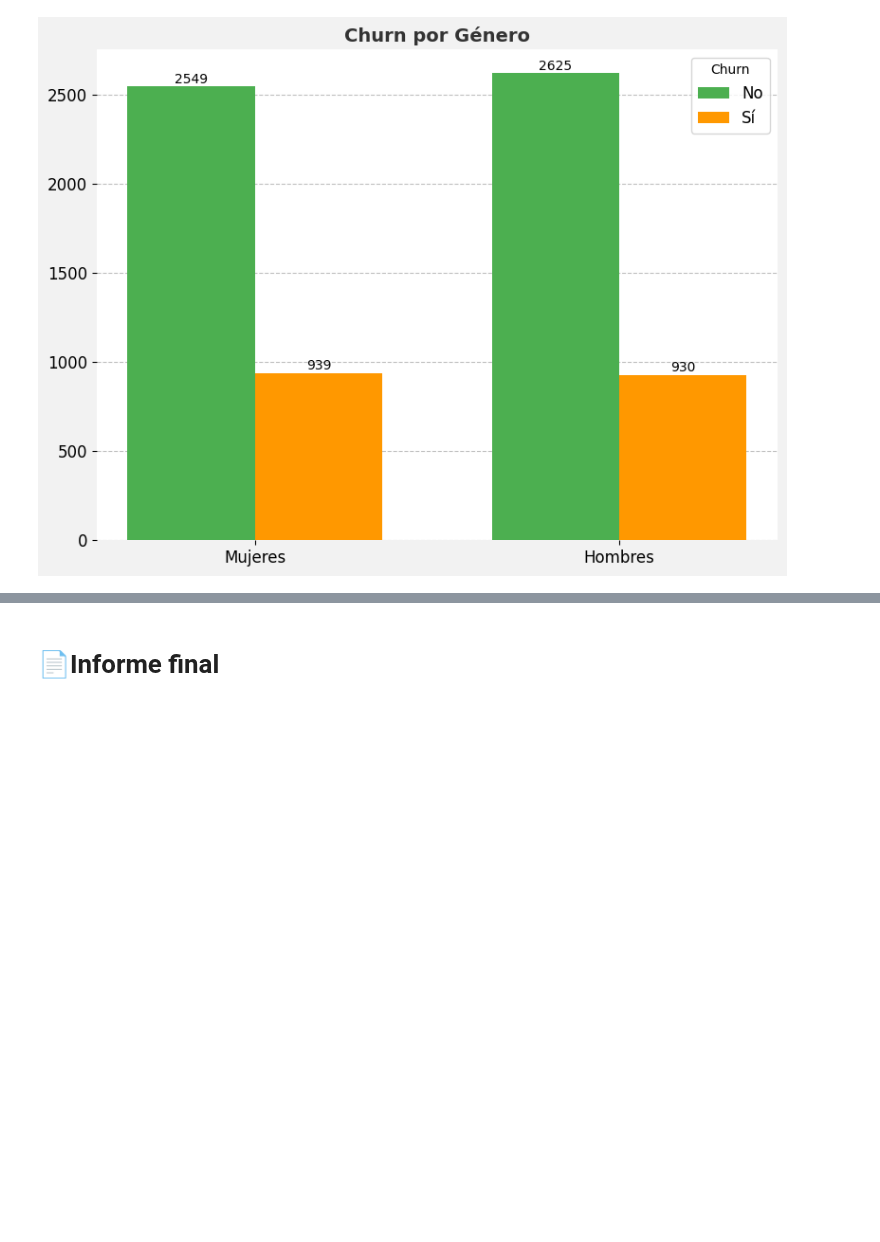
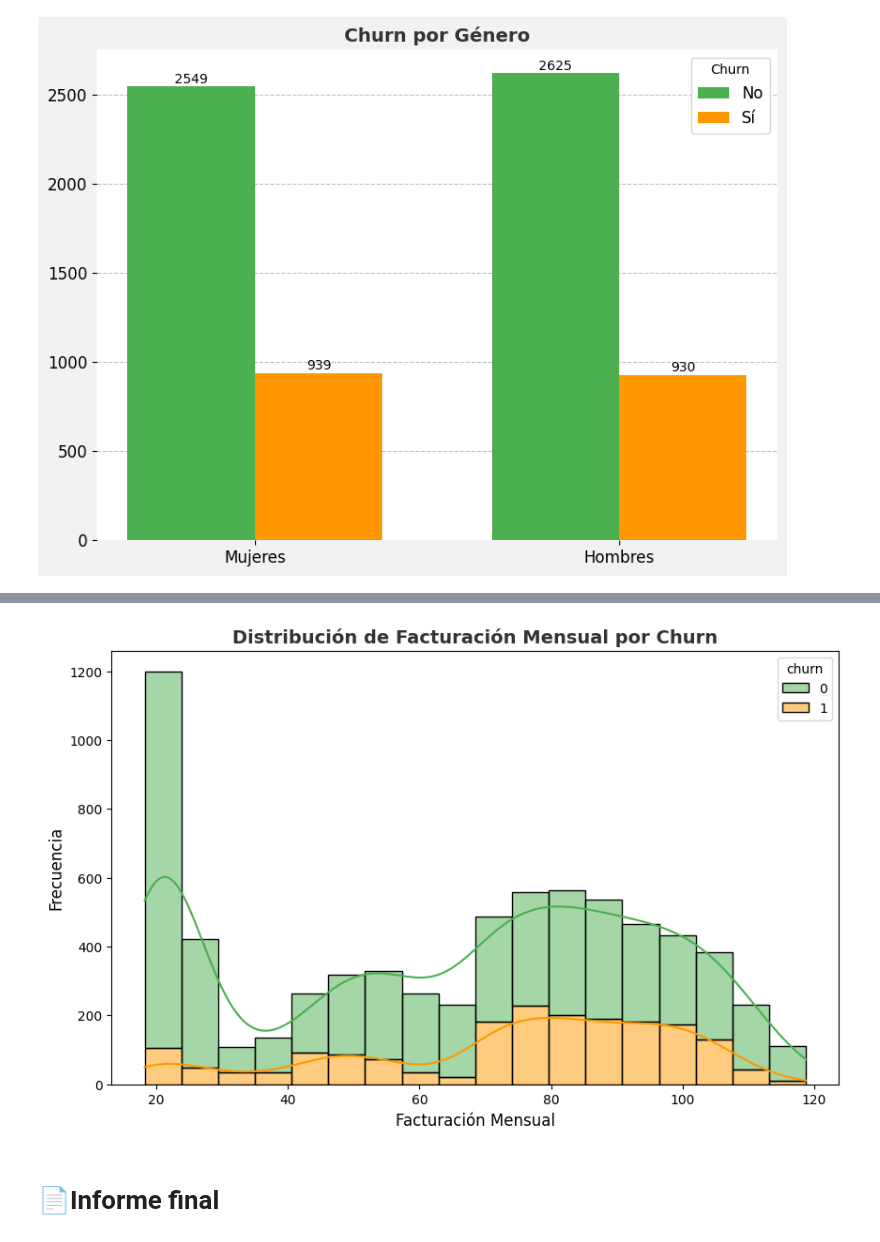
Before and after one commit to paulosky311/Challenge-Alura-Store, a Jupyter notebook: Challenger_Telecom.ipynb, the cells around one changed output, grey strips where cells are left out. Saved outputs shown, nothing was run; the diff lists cells and outputs as text; code cells hidden in the pictures; blank space fills up the shorter version.

```diff
--- a/Challenger_Telecom.ipynb
+++ b/Challenger_Telecom.ipynb
@@ -368,2 +474,19 @@ plt.show()
+# %%
+import matplotlib.pyplot as plt
+import seaborn as sns
+
+# Create histograms for 'facturacion_mensual' separated by 'churn'
+plt.figure(figsize=(10, 6))
+sns.histplot(data=df_normalizado, x='facturacion_mensual', hue='churn', multiple='stack', kde=True, palette=['#4CAF50', '#FF9800'])
+
+# Add title and labels
+plt.title('Distribución de Facturación Mensual por Churn', fontsize=14, weight='bold', color='#333333')
+plt.xlabel('Facturación Mensual', fontsize=12)
+plt.ylabel('Frecuencia', fontsize=12)
+
+# Show the plot
+plt.show()
+# %% [output]
+[figure, added]
 # %% [markdown]
 # 📄Informe final
```
Also changed, not shown: parts of 2 cells of this notebook.
